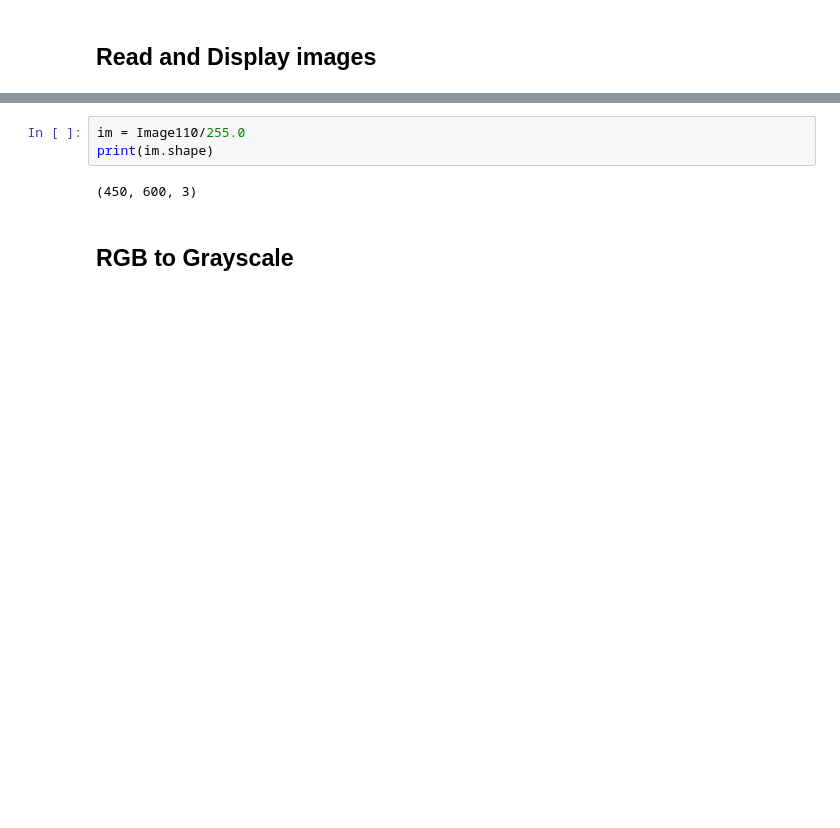
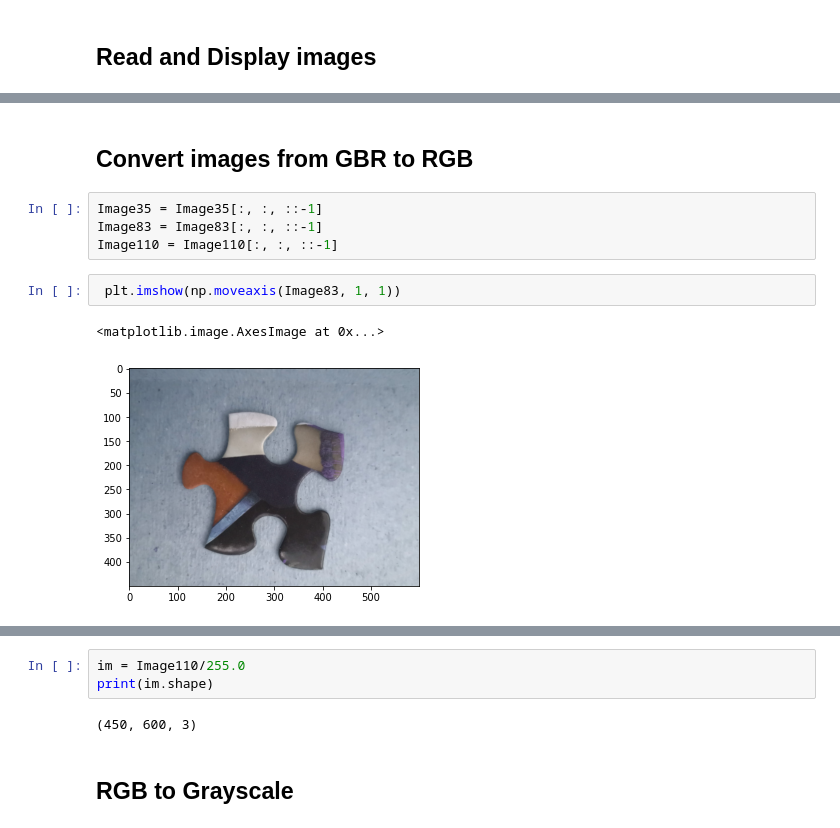
Before and after one commit to godide/godide, a Jupyter notebook: 2509788_COMS7050A_Lab_1.ipynb, the cells around one changed output, grey strips where cells are left out. Saved outputs shown, nothing was run; the diff lists cells and outputs as text; blank space fills up the shorter version.

```diff
--- a/2509788_COMS7050A_Lab_1.ipynb
+++ b/2509788_COMS7050A_Lab_1.ipynb
@@ -108,3 +110,14 @@ Text(0.5, 1.0, 'Mask110')
+# %% [markdown]
+## Convert images from GBR to RGB ##
+# %%
+Image35 = Image35[:, :, ::-1]
+Image83 = Image83[:, :, ::-1]
+Image110 = Image110[:, :, ::-1]
+# %%
+ plt.imshow(np.moveaxis(Image83, 1, 1))
+# %% [output]
+<matplotlib.image.AxesImage at 0x...>
+[figure, added]
 # %%
  plt.imshow(np.moveaxis(Image110, 1, 1))
 # %% [output]
```
Also changed, not shown: parts of 26 cells of this notebook.
